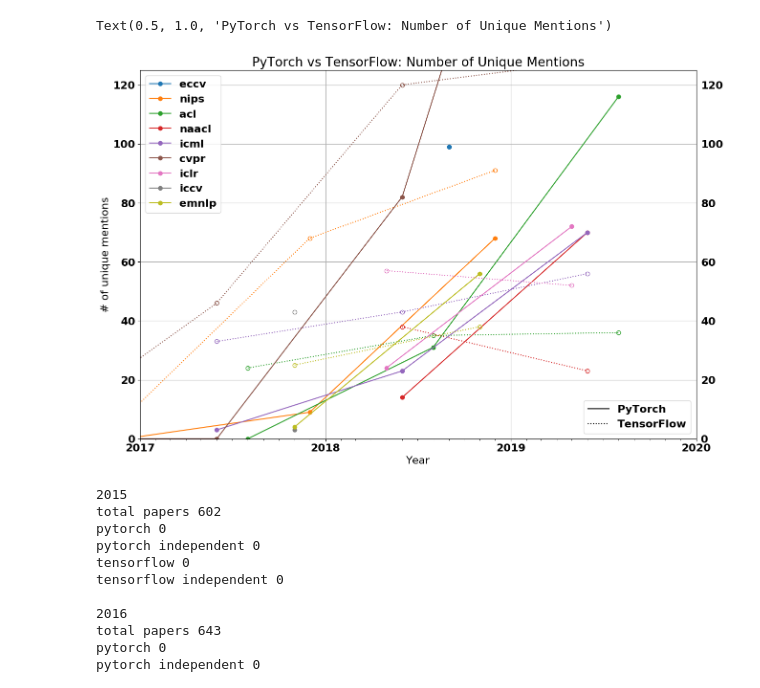
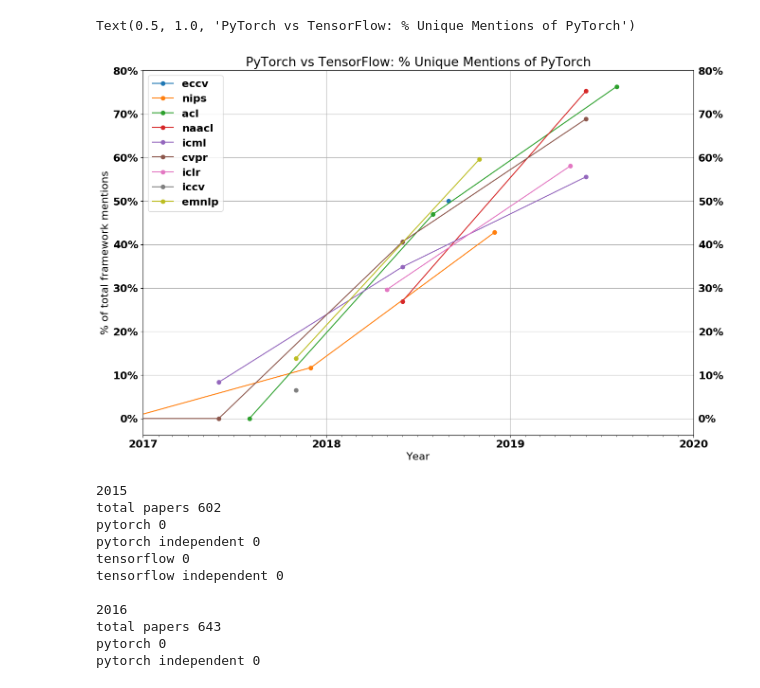
Before and after one commit to Chillee/pytorch-vs-tensorflow, a Jupyter notebook: data_analysis/visualize.ipynb, the cells around one changed output. Saved outputs shown, nothing was run; the diff lists cells and outputs as text; code cells hidden in the pictures.

```diff
--- a/data_analysis/visualize.ipynb
+++ b/data_analysis/visualize.ipynb
@@ -116,7 +116,7 @@ years_fmt = mdates.DateFormatter('%Y')
 
 fig, ax = plt.subplots()
 
-ax.set_ylim(0,125)
+# ax.set_ylim(0,125)
 
 ax.xaxis.set_major_locator(years)
 ax.xaxis.set_major_formatter(years_fmt)
@@ -142,6 +142,8 @@ for conf in confs:
 #     print(conf)
     for year in sorted(confs[conf]):
         if conf == 'nips' and year == '2019':
+            continue
+        if conf == 'iclr' and year == '2020':
             continue
         ws = word_sets[conf][year]
         date = np.datetime64(f"{year}-{conf_month[conf]:02}")
@@ -167,58 +169,52 @@ for conf in confs:
 #         print("tensorflow", len(tf_set - biased_set))
 #         print(tf_set)
 #         print("tensorflow independent", tf_corr[-1])
 #     print()
 #     plt.figure()
     c=prop_cycle[0]
     prop_cycle = prop_cycle[1:] + prop_cycle[:1]
 #     alpha = 1.0 if conf in ['naacl', 'acl', 'emnlp'] else 0.1
 #     alpha = 1.0 if conf in nlp_confs else 0.2
     alpha = 1.0
     plt.plot(dates,
-#             [a/(a+b) if a+b > 0 else None for a,b in zip(pytorch_corr, tf_corr)],
-             pytorch_corr,
+            [a/(a+b) if a+b > 0 else None for a,b in zip(pytorch_corr, tf_corr)],
+#              pytorch_corr,
             label = conf,
             marker = 'o',
              color = c,
             alpha=alpha)
-    plt.plot(dates,
-#              [a/(a+b) if a+b > 0 else None for a,b in zip(pytorch, tf)],
-             tf_corr,
-            label = conf,
-            marker = 'o',
-            markerfacecolor='none',
-            linestyle=':',
-            color=c,
-            alpha=alpha)
+#     plt.plot(dates,
+# #              [a/(a+b) if a+b > 0 else None for a,b in zip(pytorch, tf)],
+#              tf_corr,
+#             label = conf,
+#             marker = 'o',
+#             markerfacecolor='none',
+#             linestyle=':',
+#             color=c,
+#             alpha=alpha)
 
     plt.legend()
-plt.ylabel('# of unique mentions')
+plt.ylabel('% of total framework mentions')
 vals = ax.get_yticks()
-# ax.set_yticklabels(['{:,.2%}'.format(x) for x in vals])
+ax.set_yticklabels(['{:,.0%}'.format(x) for x in vals])
 plt.xlabel('Year')
 #     plt.plot(dates, pytorch, color='blue')
 #     plt.plot(dates, tf, color='orange')
 solid_line = Line2D([0], [0], color='black', label='PyTorch')
 dashed_line = Line2D([0], [0], linestyle=':', color='black', label='TensorFlow')
 csvfile.close()
-handles, labels = ax.get_legend_handles_labels()
-res_handles = []
-res_labels = []
-for idx in range(0, len(labels), 2):
-    res_handles.append(handles[idx])
-    res_labels.append(labels[idx])
+
 
 legend1 = plt.legend(handles=[solid_line, dashed_line], loc=4)
-# plt.legend()
+plt.legend()
 plt.grid()
-plt.gca().add_artist(legend1)
-plt.legend(res_handles, res_labels, loc = 2)
+# plt.gca().add_artist(legend1)
 
 
-plt.title("PyTorch vs TensorFlow: Number of Unique Mentions")
+plt.title("PyTorch vs TensorFlow: % Unique Mentions of PyTorch")
 # %% [output]
-Text(0.5, 1.0, 'PyTorch vs TensorFlow: Number of Unique Mentions')
+Text(0.5, 1.0, 'PyTorch vs TensorFlow: % Unique Mentions of PyTorch')
-[figure, old version]
+[figure, new version]
 # %%
 conf = 'cvpr'
 for year in sorted(confs[conf]):
```
Also changed, not shown: parts of 1 cell of this notebook, 2 other files.
